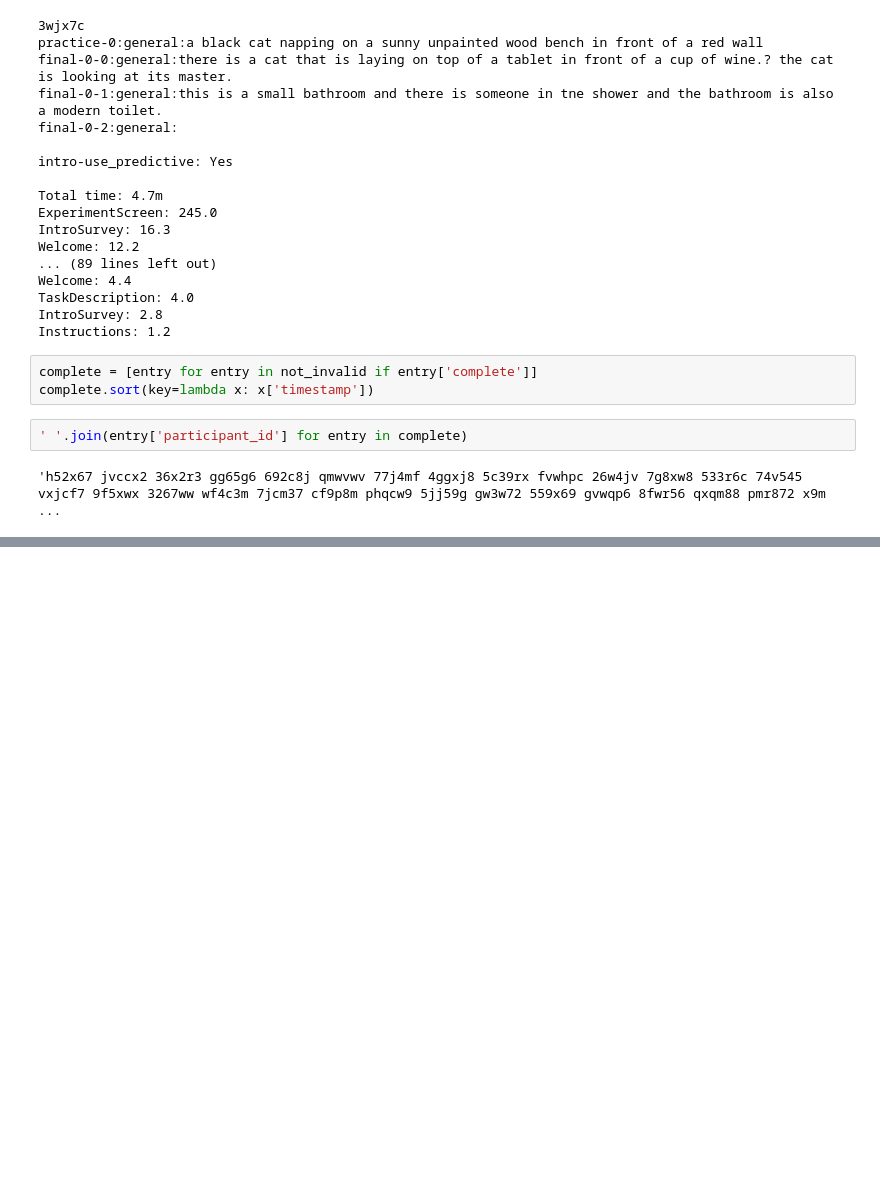
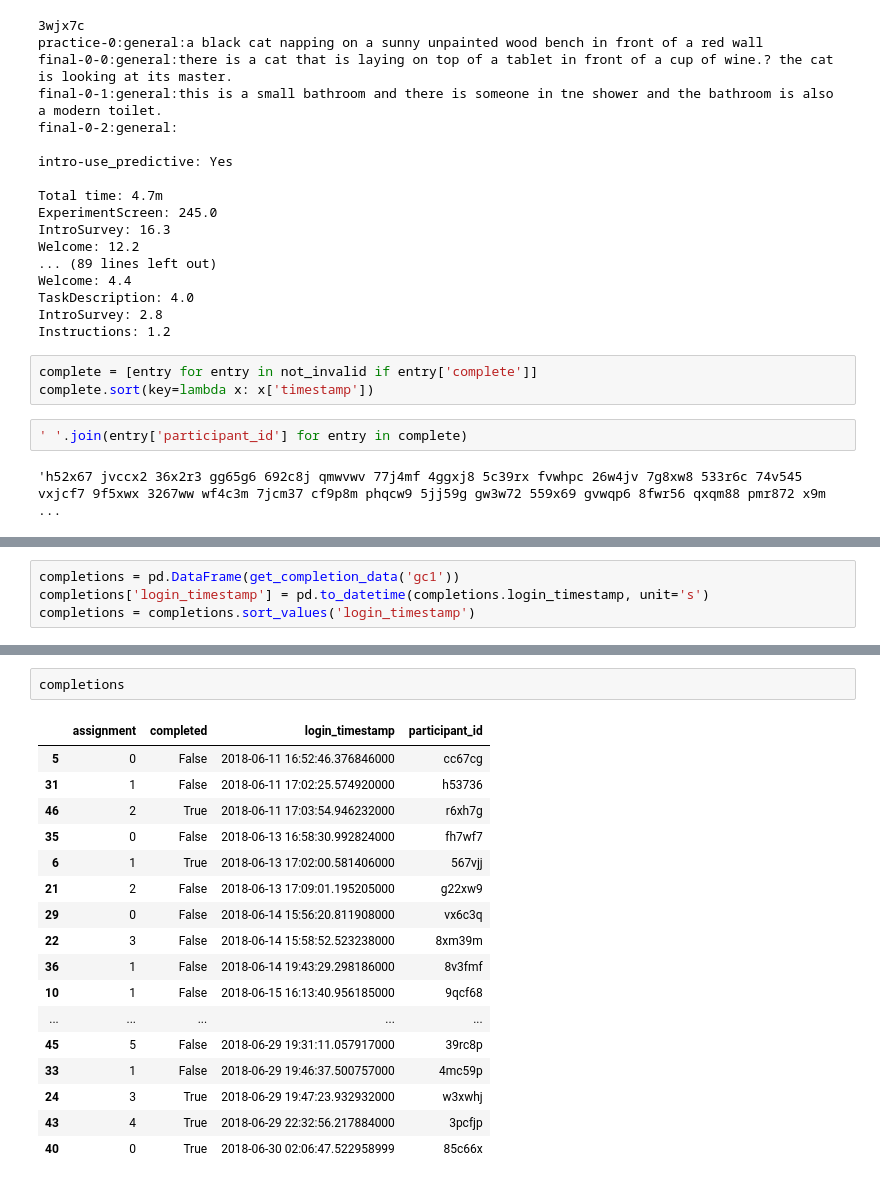
Before and after one commit to kcarnold/textrec, a Jupyter notebook: notebooks/LookAtAllLogs.ipynb, the cells around one changed output, grey strips where cells are left out. Saved outputs shown, nothing was run; the diff lists cells and outputs as text; blank space fills up the shorter version.

```diff
--- a/notebooks/LookAtAllLogs.ipynb
+++ b/notebooks/LookAtAllLogs.ipynb
@@ -135,0 +141,4 @@ gc1: x9m97g 48mr5g h6c27m pfqcmf fcc4fp 3qjwxv 5p7cf7 mhh838 xxxp65 94wwrq vg926
+# %%
+completions = pd.DataFrame(get_completion_data('gc1'))
+completions['login_timestamp'] = pd.to_datetime(completions.login_timestamp, unit='s')
+completions = completions.sort_values('login_timestamp')
@@ -135,0 +161,20 @@ gc1: x9m97g 48mr5g h6c27m pfqcmf fcc4fp 3qjwxv 5p7cf7 mhh838 xxxp65 94wwrq vg926
+# %%
+completions
+# %% [output]
+|  | assignment | completed | login_timestamp | participant_id |
+| 5 | 0 | False | 2018-06-11 16:52:46.376846000 | cc67cg |
+| 31 | 1 | False | 2018-06-11 17:02:25.574920000 | h53736 |
+| 46 | 2 | True | 2018-06-11 17:03:54.946232000 | r6xh7g |
+| 35 | 0 | False | 2018-06-13 16:58:30.992824000 | fh7wf7 |
+| 6 | 1 | True | 2018-06-13 17:02:00.581406000 | 567vjj |
+| 21 | 2 | False | 2018-06-13 17:09:01.195205000 | g22xw9 |
+| 29 | 0 | False | 2018-06-14 15:56:20.811908000 | vx6c3q |
+| 22 | 3 | False | 2018-06-14 15:58:52.523238000 | 8xm39m |
+| 36 | 1 | False | 2018-06-14 19:43:29.298186000 | 8v3fmf |
+| 10 | 1 | False | 2018-06-15 16:13:40.956185000 | 9qcf68 |
+| ... | ... | ... | ... | ... |
+| 45 | 5 | False | 2018-06-29 19:31:11.057917000 | 39rc8p |
+| 33 | 1 | False | 2018-06-29 19:46:37.500757000 | 4mc59p |
+| 24 | 3 | True | 2018-06-29 19:47:23.932932000 | w3xwhj |
+| 43 | 4 | True | 2018-06-29 22:32:56.217884000 | 3pcfjp |
+| 40 | 0 | True | 2018-06-30 02:06:47.522958999 | 85c66x |
```
Also changed, not shown: parts of 7 cells of this notebook, 2 other files.
